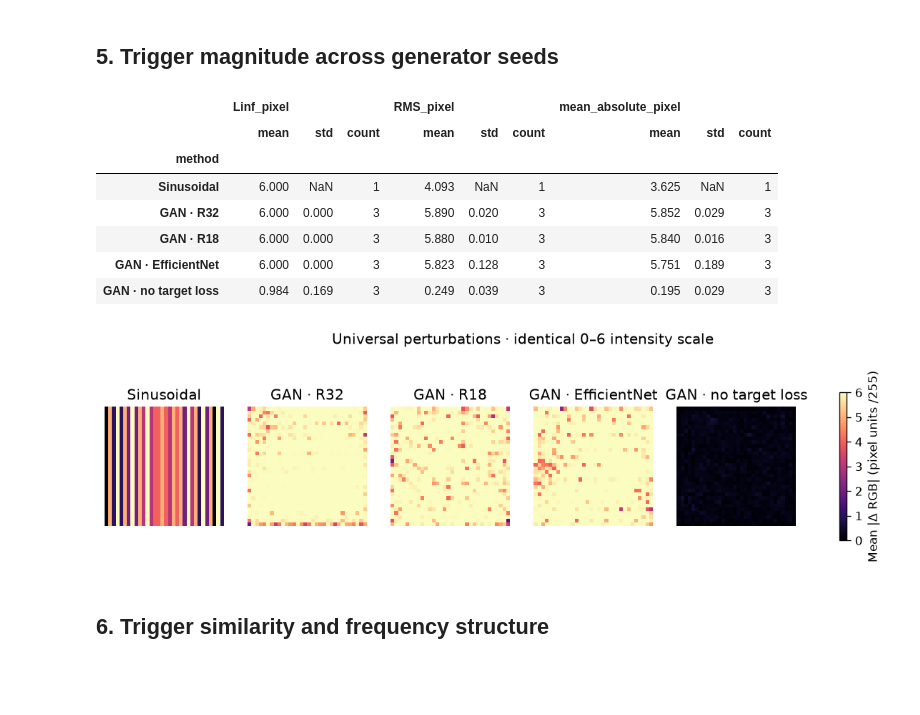
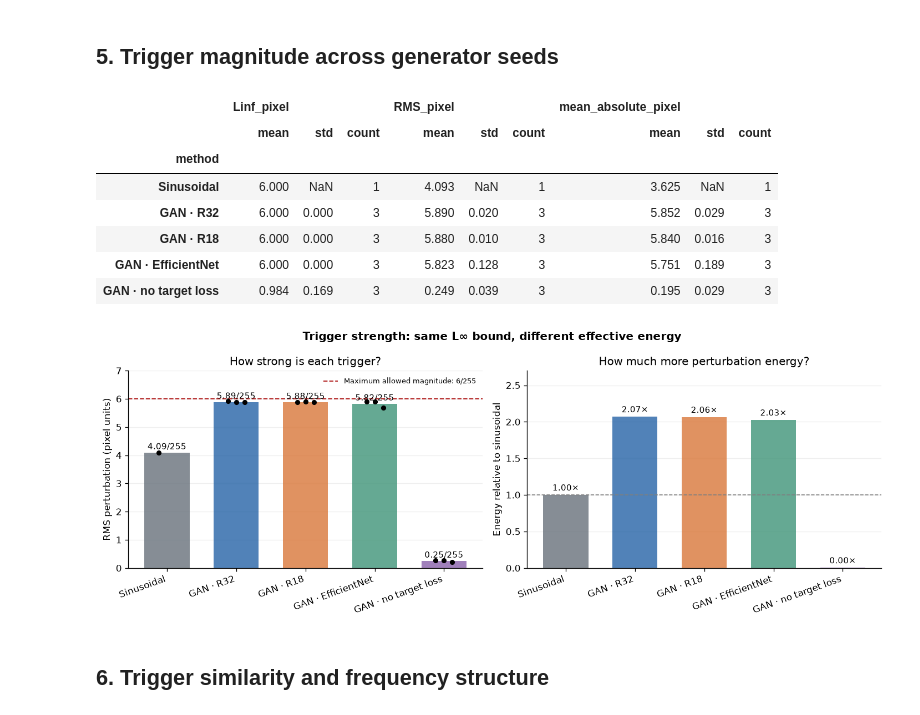
Before and after one commit to nadinehc/FLIP, a Jupyter notebook: compare_triggers.ipynb, the cells around one changed output. Cells and saved outputs as stored; diff of their text form; code cells hidden in the pictures; blank space fills up the shorter version.

```diff
--- a/compare_triggers.ipynb
+++ b/compare_triggers.ipynb
@@ -235,7 +312,7 @@ try:
             axs[i,0].imshow(raw.astype('uint8'))
             axs[i,1].imshow(poisoned.astype('uint8'))
             im=axs[i,2].imshow(diff.max(axis=2),cmap='magma',vmin=0,vmax=6)
-            axs[i,0].set_ylabel(LABEL[v],rotation=90,labelpad=12)
+            rms = np.sqrt(np.mean(diff**2)) axs[i,0].set_ylabel(f'{LABEL[v]}\nApplied RMS: {rms:.2f}/255', rotation=90, labelpad=12)
             for a in axs[i]: a.set_xticks([]); a.set_yticks([])
         for ax,t in zip(axs[0],['Clean truck','Triggered truck','Applied |Δ| (max RGB)']): ax.set_title(t)
         fig.colorbar(im,ax=axs[:,2].tolist(),label='Pixel units out of 255',shrink=.75)
@@ -259,42 +336,72 @@ def delta_file(v,s):
 trig=[]; arrays={}
 for v in ALL:
     for s in ([0] if v=='sin' else SEEDS):
         if v=='sin':
             try:
                 grey=Image.new('RGB',(32,32),(128,128,128))
                 arr=np.asarray(pick_poisoner('1xs','cifar',TGT).poisoner(grey),dtype=float)-128.
             except Exception as ex: print('Sinusoid unavailable:',ex); continue
         else:
             f=delta_file(v,s)
             if not f.is_file(): print('Missing perturbation:',f.relative_to(ROOT));continue
             arr=np.asarray(np.load(f),dtype=float)
             if arr.shape==(3,32,32): arr=arr.transpose(1,2,0)
         if arr.shape!=(32,32,3): print('Unexpected delta shape:',v,s,arr.shape); continue
         arrays[(v,s)]=arr
         trig.append({'variant':v,'method':LABEL[v],'generator_seed':s,'Linf_pixel':float(np.abs(arr).max()),
                      'RMS_pixel':float(np.sqrt(np.mean(arr**2))),'mean_absolute_pixel':float(np.abs(arr).mean())})
 TRIG=pd.DataFrame(trig)
 if not TRIG.empty:
     display(TRIG.groupby('method',sort=False)[['Linf_pixel','RMS_pixel','mean_absolute_pixel']].agg(['mean','std','count']).round(3))
     TRIG.to_csv(OUT/'trigger_magnitude_per_seed.csv',index=False)
-    shown=[v for v in ALL if (v,0) in arrays]
-    fig,axes=plt.subplots(1,len(shown),figsize=(2.6*len(shown),2.8),squeeze=False)
-    for ax,v in zip(axes[0],shown):
-        im=ax.imshow(np.abs(arrays[(v,0)]).mean(axis=2),cmap='magma',vmin=0,vmax=6)
-        ax.set_title(LABEL[v]); ax.axis('off')
-    fig.colorbar(im,ax=axes[0].tolist(),shrink=.8,label='Mean |Δ RGB| (pixel units /255)')
-    fig.suptitle('Universal perturbations · identical 0–6 intensity scale',y=1.05)
-    savefig(fig,'06_universal_noise_magnitude');plt.show()
+
+# FIGURE 6 — Trigger strength and relative energy
+
+methods = [v for v in ALL if v in TRIG.variant.values]
+stats = TRIG.groupby('variant')[['RMS_pixel']].agg(['mean', 'std'])
+baseline_rms2 = np.mean(TRIG.loc[TRIG.variant.eq('sin'), 'RMS_pixel']**2)
+fig, axes = plt.subplots(1, 2, figsize=(12, 4.5))
+
+for i, v in enumerate(methods):
+    sub = TRIG[TRIG.variant == v]
+    rms = sub.RMS_pixel.mean()
+    energy_ratio = np.mean(sub.RMS_pixel**2) / baseline_rms2
+    color = COLOR[v]
+    # Actual perturbation RMS
+    axes[0].bar(i, rms, color=color, width=.65, alpha=.8)
+    axes[0].scatter(np.full(len(sub), i) + np.linspace(-.12, .12, len(sub)), sub.RMS_pixel, color='black', s=20, zorder=3)
+    axes[0].text(i, rms + .12, f'{rms:.2f}/255', ha='center', fontsize=9)
+    # Energy relative to sinusoidal baseline
+    axes[1].bar(i, energy_ratio, color=color, width=.65, alpha=.8)
+    axes[1].text(i, energy_ratio + .06, f'{energy_ratio:.2f}×', ha='center', fontsize=9)
+for ax in axes:
+    ax.set_xticks(range(len(methods)), [LABEL[v] for v in methods], rotation=20, ha='right')
+    ax.grid(axis='y', alpha=.2)
+    ax.set_axisbelow(True)
+
+axes[0].axhline(6, color='firebrick', ls='--', lw=1.2, label='Maximum allowed magnitude: 6/255')
+axes[0].set_ylim(0, 7)
+axes[0].set_ylabel('RMS perturbation (pixel units)')
+axes[0].set_title('How strong is each trigger?')
+axes[0].legend(frameon=False, fontsize=8)
+axes[1].axhline(1, color='gray', ls='--', lw=1)
+axes[1].set_ylim(0, 2.7)
+axes[1].set_ylabel('Energy relative to sinusoidal')
+axes[1].set_title('How much more perturbation energy?')
+fig.suptitle('Trigger strength: same L∞ bound, different effective energy', fontsize=12, fontweight='bold')
+fig.tight_layout()
+savefig(fig, '06_universal_noise_magnitude')
+plt.show()
 # %% [output]
 |  | Linf_pixel |  |  | RMS_pixel |  |  | mean_absolute_pixel |  |  |
 |  | mean | std | count | mean | std | count | mean | std | count |
 | method |  |  |  |  |  |  |  |  |  |
 | Sinusoidal | 6.000 | NaN | 1 | 4.093 | NaN | 1 | 3.625 | NaN | 1 |
 | GAN · R32 | 6.000 | 0.000 | 3 | 5.890 | 0.020 | 3 | 5.852 | 0.029 | 3 |
 | GAN · R18 | 6.000 | 0.000 | 3 | 5.880 | 0.010 | 3 | 5.840 | 0.016 | 3 |
 | GAN · EfficientNet | 6.000 | 0.000 | 3 | 5.823 | 0.128 | 3 | 5.751 | 0.189 | 3 |
 | GAN · no target loss | 0.984 | 0.169 | 3 | 0.249 | 0.039 | 3 | 0.195 | 0.029 | 3 |
-[figure, old version]
+[figure, new version]
 # %% [markdown]
 ## 6. Trigger similarity and frequency structure
 # %%
```
Also changed, not shown: parts of 4 cells of this notebook, 1 other file.
